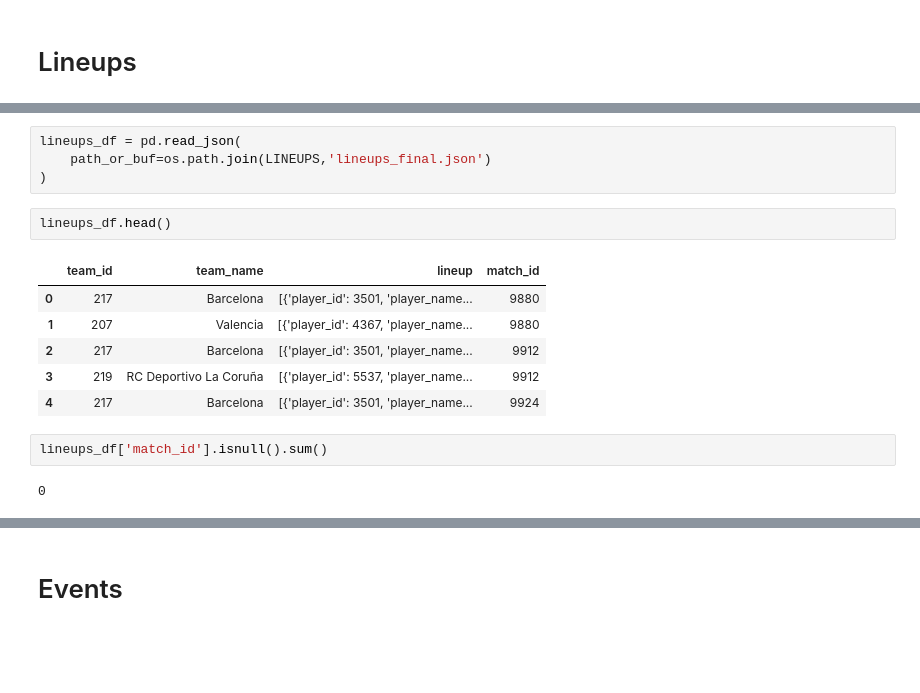
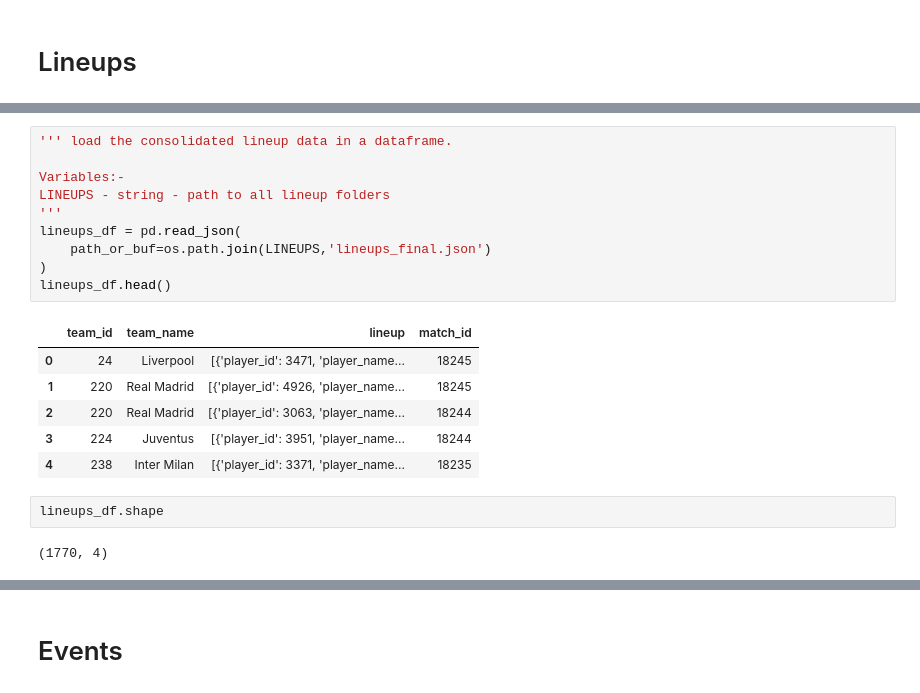
Before and after one commit to AnasKunda/aml_project, a Jupyter notebook: data_prep_1.ipynb, the cells around one changed output, grey strips where cells are left out. Cells and saved outputs as stored; diff of their text form; blank space fills up the shorter version.

```diff
--- a/data_prep_1.ipynb
+++ b/data_prep_1.ipynb
@@ -239,17 +349,21 @@ merge_JsonFiles_with_lookup(
 # %%
+''' load the consolidated lineup data in a dataframe.
+
+Variables:-
+LINEUPS - string - path to all lineup folders
+'''
 lineups_df = pd.read_json(
     path_or_buf=os.path.join(LINEUPS,'lineups_final.json')
 )
+lineups_df.head()
+# %% [output]
+|  | team_id | team_name | lineup | match_id |
+| 0 | 24 | Liverpool | [{'player_id': 3471, 'player_name... | 18245 |
+| 1 | 220 | Real Madrid | [{'player_id': 4926, 'player_name... | 18245 |
+| 2 | 220 | Real Madrid | [{'player_id': 3063, 'player_name... | 18244 |
+| 3 | 224 | Juventus | [{'player_id': 3951, 'player_name... | 18244 |
+| 4 | 238 | Inter Milan | [{'player_id': 3371, 'player_name... | 18235 |
 # %%
-lineups_df.head()
+lineups_df.shape
 # %% [output]
-|  | team_id | team_name | lineup | match_id |
-| 0 | 217 | Barcelona | [{'player_id': 3501, 'player_name... | 9880 |
-| 1 | 207 | Valencia | [{'player_id': 4367, 'player_name... | 9880 |
-| 2 | 217 | Barcelona | [{'player_id': 3501, 'player_name... | 9912 |
-| 3 | 219 | RC Deportivo La Coruña | [{'player_id': 5537, 'player_name... | 9912 |
-| 4 | 217 | Barcelona | [{'player_id': 3501, 'player_name... | 9924 |
+(1770, 4)
-# %%
-lineups_df['match_id'].isnull().sum()
-# %% [output]
-0
```
Also changed, not shown: parts of 58 cells of this notebook.
